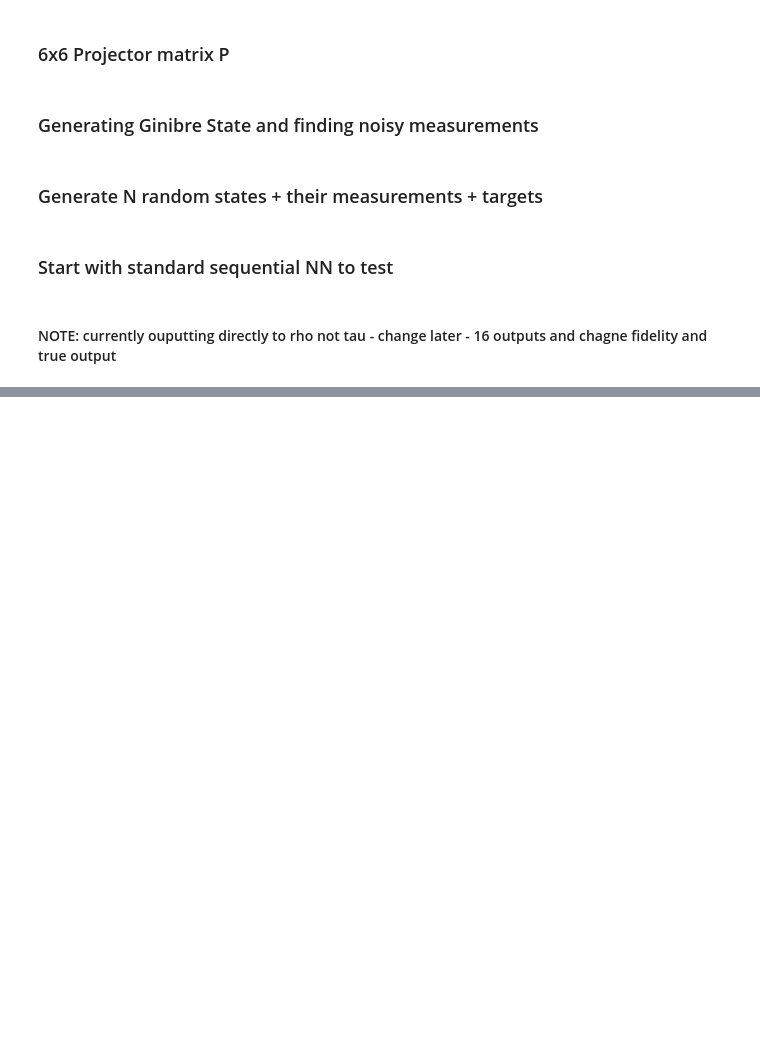
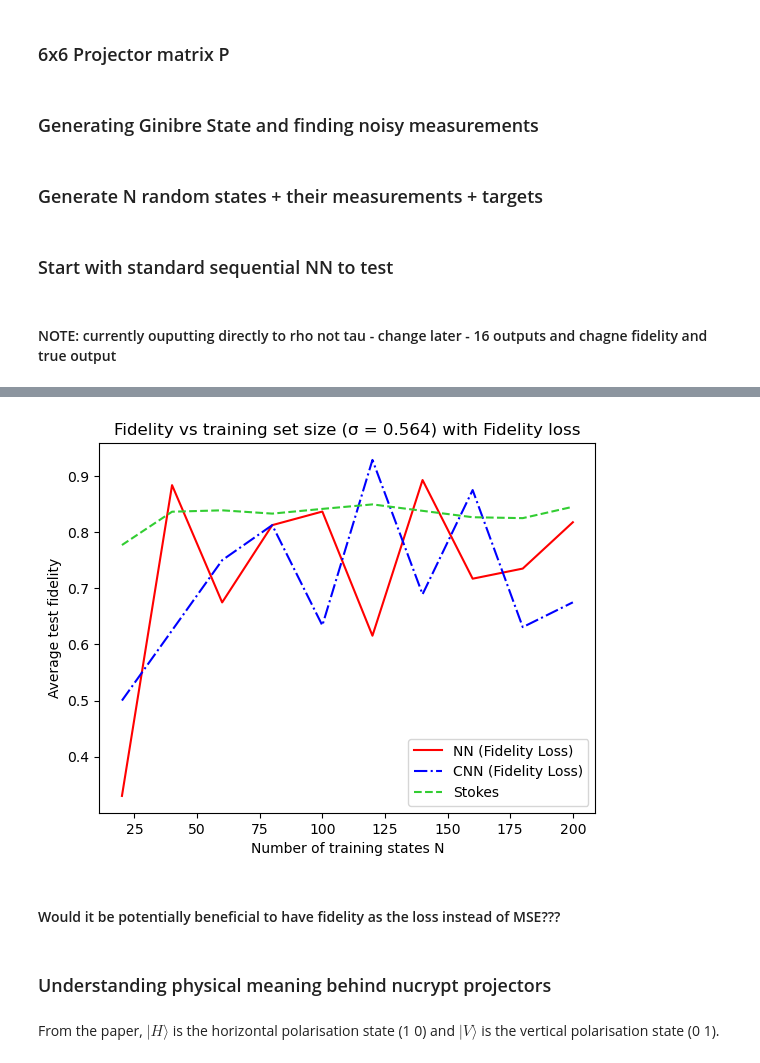
Before and after one commit to Charlow88/Masters-Project, a Jupyter notebook: tasks/NN_predict state_(Week_5)/Reconstruction_NN.ipynb, the cells around one changed output, grey strips where cells are left out. Drawn from its saved outputs; the diff is of its cells as text; code cells hidden in the pictures; blank space fills up the shorter version.

```diff
--- a/tasks/NN_predict state_(Week_5)/Reconstruction_NN.ipynb
+++ b/tasks/NN_predict state_(Week_5)/Reconstruction_NN.ipynb
@@ -300,0 +590,21 @@ plt.show()
+# %%
+### Comparing the same with fidelity loss
+
+plt.figure()
+plt.plot(N_list, avg_fids_nn_fid_loss,     label='NN (Fidelity Loss)',     linestyle='-', color='red')
+plt.plot(N_list, avg_fids_cnn_fid_loss,    label='CNN (Fidelity Loss)',    linestyle='-.', color='blue')
+plt.plot(N_list, avg_fids_stokes,           label='Stokes', linestyle='--', color='limegreen')
+
+plt.xlabel("Number of training states N")
+plt.ylabel("Average test fidelity")
+plt.title(f"Fidelity vs training set size (σ = {sigma}) with Fidelity loss")
+plt.legend()
+plt.show()
+# %% [output]
+[figure, added]
+# %% [markdown]
+#### Would it be potentially beneficial to have fidelity as the loss instead of MSE???
+# %% [markdown]
+### Understanding physical meaning behind nucrypt projectors
+# %% [markdown]
+From the paper, $ |H\rangle $ is the horizontal polarisation state (1 0) and $ |V\rangle $ is the vertical polarisation state (0 1).
```
Also changed, not shown: parts of 21 cells of this notebook, 3 other files.
